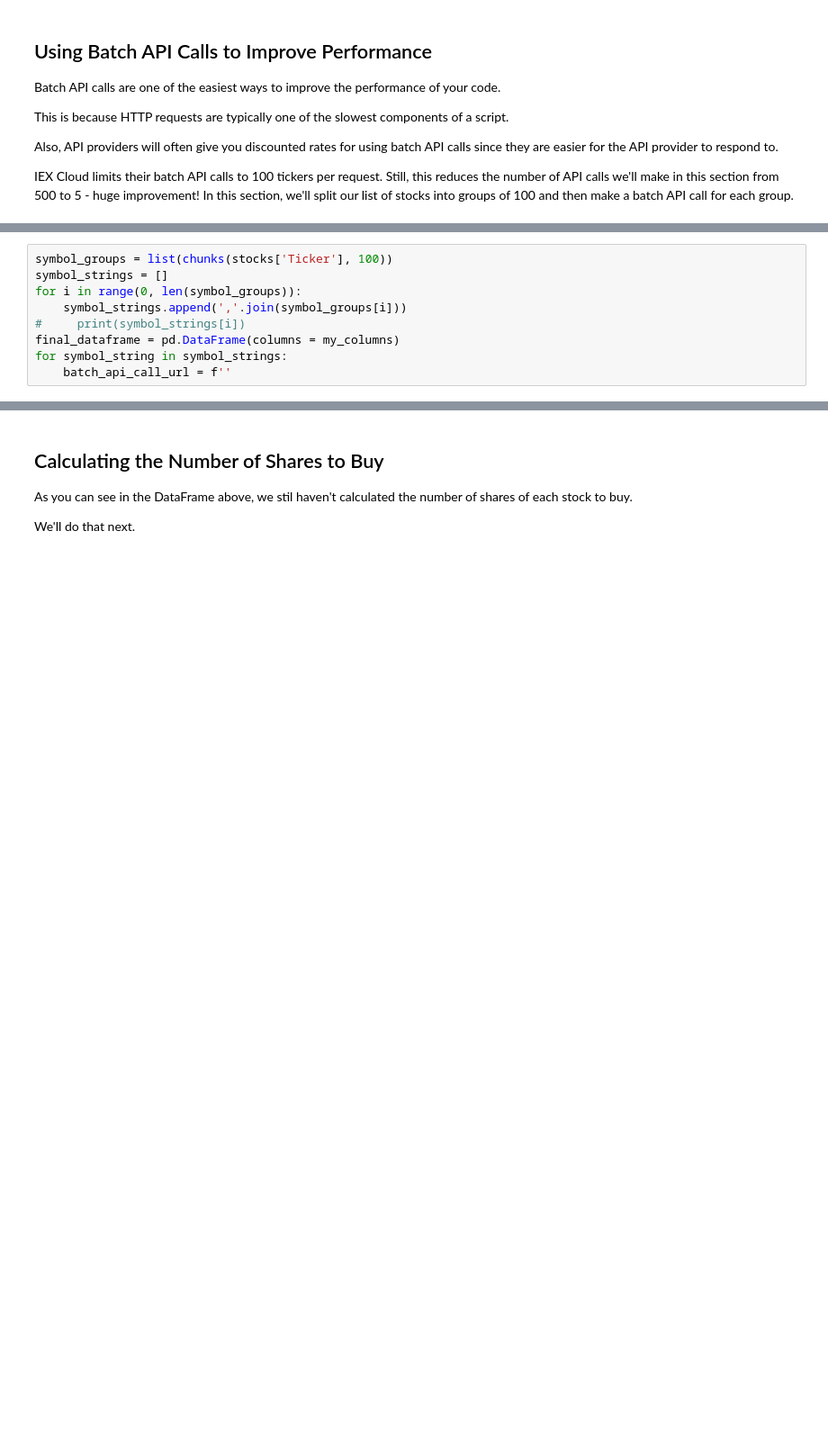
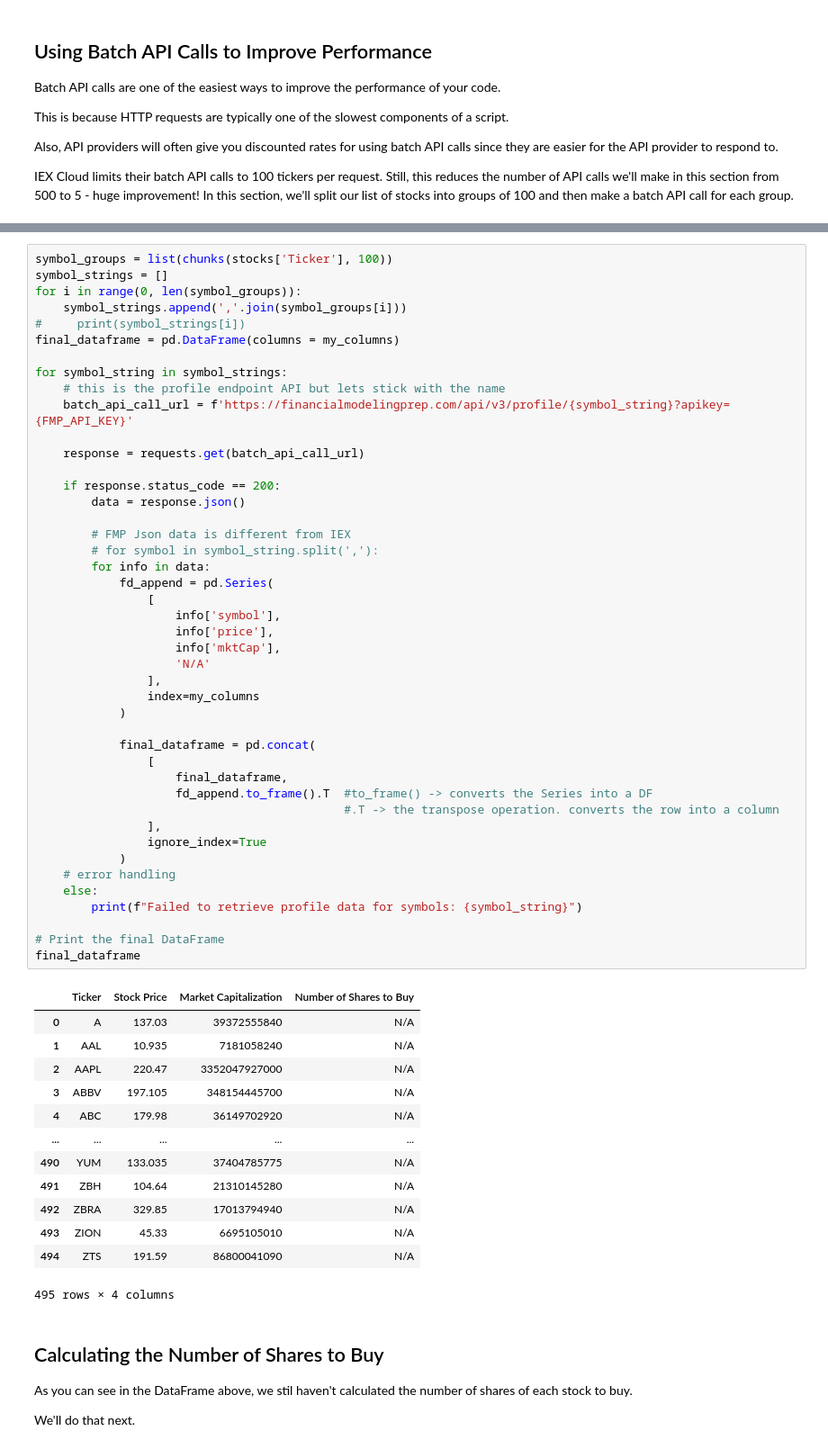
Before and after one commit to joethesaint/my-algo-trading-projects, a Jupyter notebook: Python of Algorithmic Trading/starter_files/001_equal_weight_S&P_500.ipynb, the cells around one changed output, grey strips where cells are left out. Shown at 90% size. Saved outputs shown, nothing was run; the diff lists cells and outputs as text; blank space fills up the shorter version.

```diff
--- a/Python of Algorithmic Trading/starter_files/001_equal_weight_S&P_500.ipynb
+++ b/Python of Algorithmic Trading/starter_files/001_equal_weight_S&P_500.ipynb
@@ -786,12 +842,3 @@ def chunks(lst, n):
     """Yield successive n-sized chunks from lst."""
     for i in range(0, len(lst), n):
         yield lst[i:i + n]
-# %%
-symbol_groups = list(chunks(stocks['Ticker'], 100))
-symbol_strings = []
-for i in range(0, len(symbol_groups)):
-    symbol_strings.append(','.join(symbol_groups[i]))
-#     print(symbol_strings[i])
-final_dataframe = pd.DataFrame(columns = my_columns)
-for symbol_string in symbol_strings:
-    batch_api_call_url = f''
@@ -805,3 +847,61 @@ YUM,ZBH,ZBRA,ZION,ZTS
+# %%
+symbol_groups = list(chunks(stocks['Ticker'], 100))
+symbol_strings = []
+for i in range(0, len(symbol_groups)):
+    symbol_strings.append(','.join(symbol_groups[i]))
+#     print(symbol_strings[i])
+final_dataframe = pd.DataFrame(columns = my_columns)
+
+for symbol_string in symbol_strings:
+    # this is the profile endpoint API but lets stick with the name
+    batch_api_call_url = f'https://financialmodelingprep.com/api/v3/profile/{symbol_string}?apikey={FMP_API_KEY}'
+
+    response = requests.get(batch_api_call_url)
+
+    if response.status_code == 200:
+        data = response.json()
+
+        # FMP Json data is different from IEX
+        # for symbol in symbol_string.split(','):
+        for info in data:
+            fd_append = pd.Series(
+                [
+                    info['symbol'],
+                    info['price'],
+                    info['mktCap'],
+                    'N/A'
+                ],
+                index=my_columns
+            )
+
+            final_dataframe = pd.concat(
+                [
+                    final_dataframe,
+                    fd_append.to_frame().T  #to_frame() -> converts the Series into a DF
+                                            #.T -> the transpose operation. converts the row into a column
+                ],
+                ignore_index=True
+            )
+    # error handling
+    else:
+        print(f"Failed to retrieve profile data for symbols: {symbol_string}")
+
+# Print the final DataFrame
+final_dataframe
+# %% [output]
+|  | Ticker | Stock Price | Market Capitalization | Number of Shares to Buy |
+| 0 | A | 137.03 | 39372555840 | N/A |
+| 1 | AAL | 10.935 | 7181058240 | N/A |
+| 2 | AAPL | 220.47 | 3352047927000 | N/A |
+| 3 | ABBV | 197.105 | 348154445700 | N/A |
+| 4 | ABC | 179.98 | 36149702920 | N/A |
+| ... | ... | ... | ... | ... |
+| 490 | YUM | 133.035 | 37404785775 | N/A |
+| 491 | ZBH | 104.64 | 21310145280 | N/A |
+| 492 | ZBRA | 329.85 | 17013794940 | N/A |
+| 493 | ZION | 45.33 | 6695105010 | N/A |
+| 494 | ZTS | 191.59 | 86800041090 | N/A |
+495 rows × 4 columns
 # %% [markdown]
 ## Calculating the Number of Shares to Buy
 
```
Also changed, not shown: parts of 20 cells of this notebook, 1 other file.
